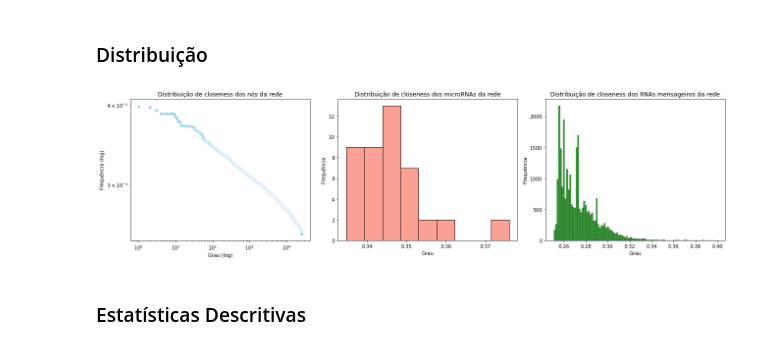
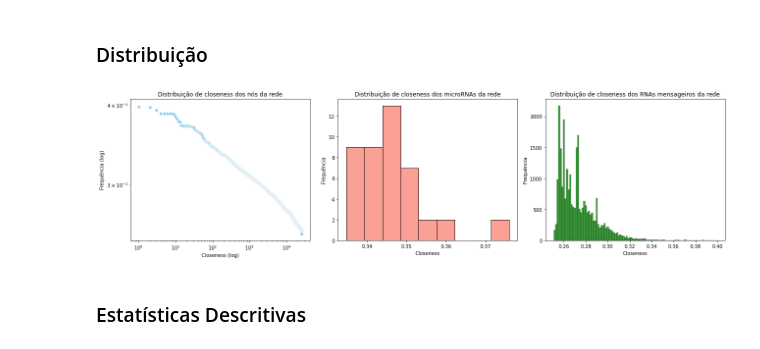
Before and after one commit to MylenaRoberta/mo804-project, a Jupyter notebook: notebooks/4_bipartite-network-results.ipynb, the cells around one changed output. Saved outputs shown, nothing was run; the diff lists cells and outputs as text; code cells hidden in the pictures.

```diff
--- a/notebooks/4_bipartite-network-results.ipynb
+++ b/notebooks/4_bipartite-network-results.ipynb
@@ -332,36 +344,36 @@ df_betweenness[filter].head()
 # %%
 # Cria o subplot para três figuras em uma linha
 fig, axes = plt.subplots(nrows=1, ncols=3, figsize=(18, 5))
 
 # Plota a distribuição de closeness dos nós
 sns.scatterplot(data=df_closeness['closeness'], ax=axes[0], color='skyblue')
 axes[0].set_title('Distribuição de closeness dos nós da rede')
 axes[0].set_xscale('log')
 axes[0].set_yscale('log')
-axes[0].set_xlabel('Grau (log)')
+axes[0].set_xlabel('Closeness (log)')
 axes[0].set_ylabel('Frequência (log)')
 
 # Plota a distribuição de closeness dos microRNAs
 filter = df_closeness['molecule'].str.startswith('hsa')
 sns.histplot(data=df_closeness[filter]['closeness'], ax=axes[1], color='salmon')
 axes[1].set_title('Distribuição de closeness dos microRNAs da rede')
-axes[1].set_xlabel('Grau')
+axes[1].set_xlabel('Closeness')
 axes[1].set_ylabel('Frequência')
 
 # Plota a distribuição de closeness dos RNAs mensageiros
 sns.histplot(data=df_closeness[~filter]['closeness'], ax=axes[2], color='green')
 axes[2].set_title('Distribuição de closeness dos RNAs mensageiros da rede')
-axes[2].set_xlabel('Grau')
+axes[2].set_xlabel('Closeness')
 axes[2].set_ylabel('Frequência')
 
 # Salva a figura
 plt.tight_layout()
 fig.savefig(fname=NETWORK_IMAGES_PATH / 'closeness-centrality-distribution.png', dpi=300)
 
 # Exibe o subplot
 plt.show()
 # %% [output]
-[figure, old version]
+[figure, new version]
 # %% [markdown]
 ### Estatísticas Descritivas
 # %%
```
Also changed, not shown: parts of 11 cells of this notebook, 8 other files.
